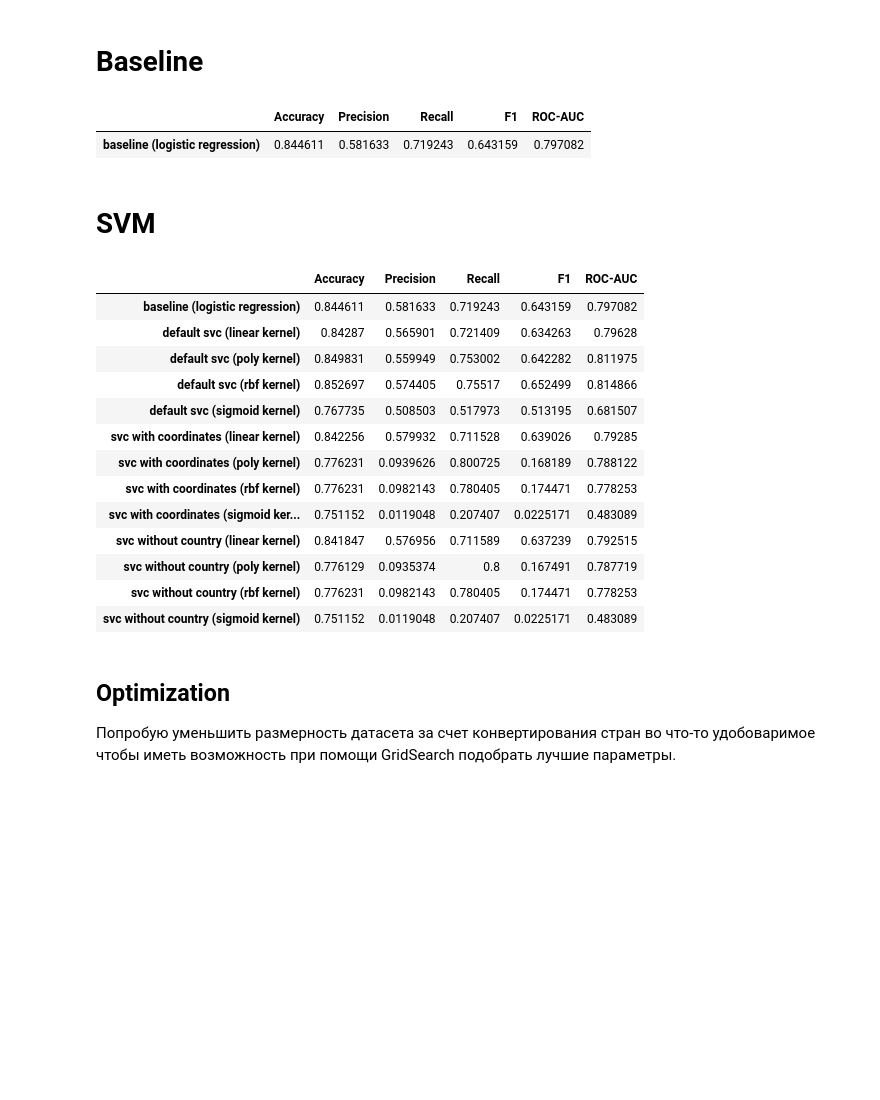
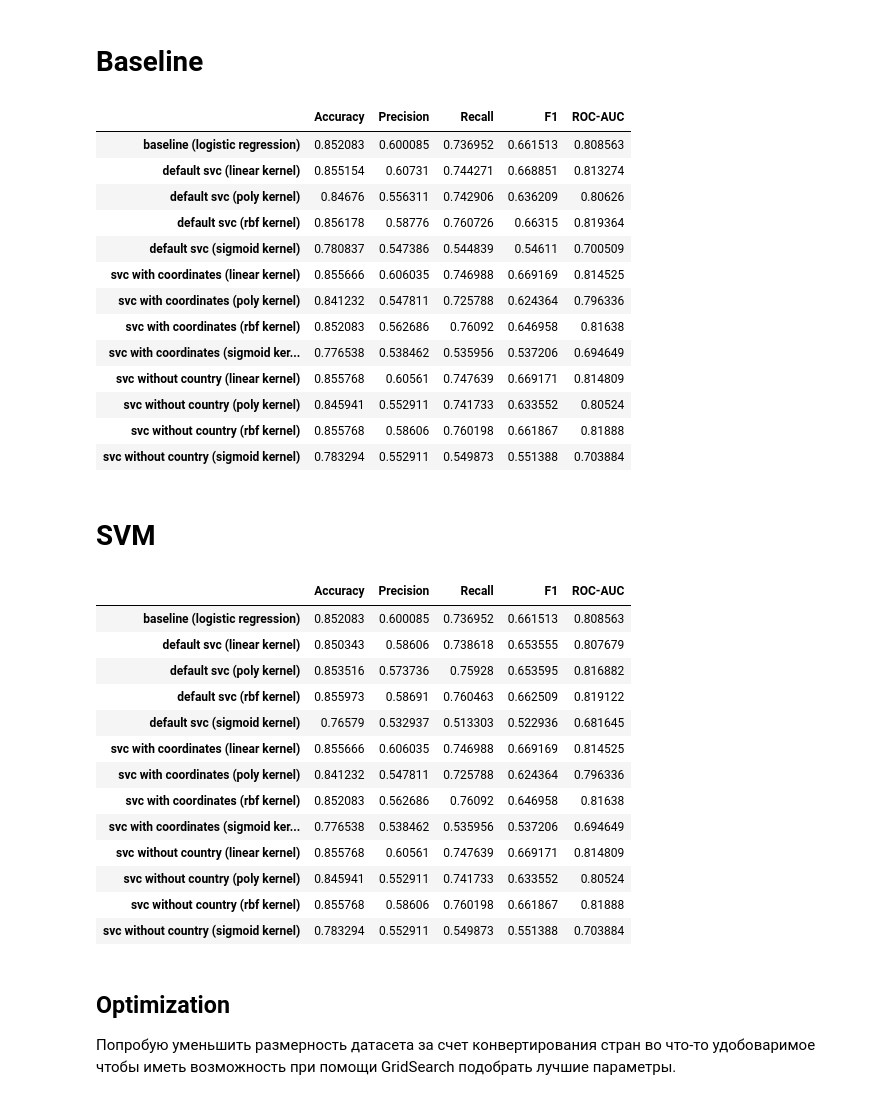
Before and after one commit to ghfghfg23/mlhw, a Jupyter notebook: hw04/svm_2.ipynb, the cells around one changed output. Cells and saved outputs as stored; diff of their text form; code cells hidden in the pictures; blank space fills up the shorter version.

```diff
--- a/hw04/svm_2.ipynb
+++ b/hw04/svm_2.ipynb
@@ -187,11 +187,12 @@ sns.pairplot(data, hue=target, diag_kind=None)
 <seaborn.axisgrid.PairGrid at 0x...>
 [figure]
 # %%
-def data_split_train_test(X, y, test_size=0.3):
+def data_split_train_test(X, y, test_size=0.3, train_size=None):
     X_train, X_test, y_train, y_test = train_test_split(
         X,
         y,
         test_size=test_size,
+        train_size=train_size,
         stratify=y,
         random_state=0)
     return X_train, X_test, y_train, y_test
@@ -217,9 +218,11 @@ quality = pd.DataFrame(
     columns=["Accuracy", "Precision", "Recall", "F1", "ROC-AUC"],
 )
 
-def make_examine(X, y, X_make_prep, y_prep):
-    def examine(tag, model):
-        X_train, X_test, y_train, y_test = data_split_train_test(X, y_prep.transform(y))
+def make_examine(X, y, X_preproc, y_prep, train_size=None):
+    pX = X_preproc.transform(X)
+    py = y_prep.transform(y)
+    def examine(tag, X_make_prep, model):
+        X_train, X_test, y_train, y_test = data_split_train_test(pX, py, train_size=train_size)
         X_prep = X_make_prep()
         X_p = X_prep.fit_transform(X_train)
         model.fit(X_p, y_train)
@@ -309,6 +312,9 @@ class Drop(Filter):
         self.columns = list(filter(lambda c: c not in self.drop_columns, X.columns.values.tolist()))
         self.pipeline = FunctionTransformer(lambda a: a)
         return self
+    def transform(self, X):
+        X_t = X.drop(self.drop_columns, axis=1)
+        return X_t
 
 class ObjectEncoder(Filter):
     def __init__(self, pipeline):
@@ -378,45 +384,59 @@ class Merge(FunctionTransformer):
 examine = make_examine(
     X,
     y,
-    lambda: Pipeline([
-        ('log scaling', LogTransform(['capital-gain', 'fnlwgt'])),
-        ('encoding', Merge([
-            Filter(X.select_dtypes([object]).columns.values.tolist(), OneHotEncoder(sparse=False, handle_unknown='ignore')),
-            Filter(X.select_dtypes([np.number]).columns.values.tolist(), StandardScaler()),
-        ]))]),
-    target_encoder
+    Empty(),
+    target_encoder,
+    train_size=0.4
 )
 # %% [markdown]
 # Baseline
 # %%
 from sklearn.linear_model import LogisticRegression
+naive_encoding = lambda: Pipeline([
+        ('encoding', Merge([
+            ObjectEncoder(OneHotEncoder(sparse=False, handle_unknown='ignore')),
+            NumberEncoder(StandardScaler()),
+            BoolEncoder(Empty())
+        ]))])
 
-examine('baseline (logistic regression)', LogisticRegression())
+examine('baseline (logistic regression)', naive_encoding, LogisticRegression())
 quality
 # %% [output]
 |  | Accuracy | Precision | Recall | F1 | ROC-AUC |
-| baseline (logistic regression) | 0.844611 | 0.581633 | 0.719243 | 0.643159 | 0.797082 |
+| baseline (logistic regression) | 0.852083 | 0.600085 | 0.736952 | 0.661513 | 0.808563 |
+| default svc (linear kernel) | 0.855154 | 0.60731 | 0.744271 | 0.668851 | 0.813274 |
+| default svc (poly kernel) | 0.84676 | 0.556311 | 0.742906 | 0.636209 | 0.80626 |
+| default svc (rbf kernel) | 0.856178 | 0.58776 | 0.760726 | 0.66315 | 0.819364 |
+| default svc (sigmoid kernel) | 0.780837 | 0.547386 | 0.544839 | 0.54611 | 0.700509 |
+| svc with coordinates (linear kernel) | 0.855666 | 0.606035 | 0.746988 | 0.669169 | 0.814525 |
+| svc with coordinates (poly kernel) | 0.841232 | 0.547811 | 0.725788 | 0.624364 | 0.796336 |
+| svc with coordinates (rbf kernel) | 0.852083 | 0.562686 | 0.76092 | 0.646958 | 0.81638 |
+| svc with coordinates (sigmoid ker... | 0.776538 | 0.538462 | 0.535956 | 0.537206 | 0.694649 |
+| svc without country (linear kernel) | 0.855768 | 0.60561 | 0.747639 | 0.669171 | 0.814809 |
+| svc without country (poly kernel) | 0.845941 | 0.552911 | 0.741733 | 0.633552 | 0.80524 |
+| svc without country (rbf kernel) | 0.855768 | 0.58606 | 0.760198 | 0.661867 | 0.81888 |
+| svc without country (sigmoid kernel) | 0.783294 | 0.552911 | 0.549873 | 0.551388 | 0.703884 |
 # %% [markdown]
 # SVM
 # %%
 from sklearn.svm import SVC
-[examine('default svc ({} kernel)'.format(kernel), SVC(kernel=kernel)) for kernel in tqdm(['linear', 'poly', 'rbf', 'sigmoid'])]
+[examine('default svc ({} kernel)'.format(kernel), naive_encoding, SVC(kernel=kernel)) for kernel in tqdm(['linear', 'poly', 'rbf', 'sigmoid'])]
 quality
 # %% [output]
 |  | Accuracy | Precision | Recall | F1 | ROC-AUC |
-| baseline (logistic regression) | 0.844611 | 0.581633 | 0.719243 | 0.643159 | 0.797082 |
-| default svc (linear kernel) | 0.84287 | 0.565901 | 0.721409 | 0.634263 | 0.79628 |
-| default svc (poly kernel) | 0.849831 | 0.559949 | 0.753002 | 0.642282 | 0.811975 |
-| default svc (rbf kernel) | 0.852697 | 0.574405 | 0.75517 | 0.652499 | 0.814866 |
-| default svc (sigmoid kernel) | 0.767735 | 0.508503 | 0.517973 | 0.513195 | 0.681507 |
-| svc with coordinates (linear kernel) | 0.842256 | 0.579932 | 0.711528 | 0.639026 | 0.79285 |
-| svc with coordinates (poly kernel) | 0.776231 | 0.0939626 | 0.800725 | 0.168189 | 0.788122 |
-| svc with coordinates (rbf kernel) | 0.776231 | 0.0982143 | 0.780405 | 0.174471 | 0.778253 |
-| svc with coordinates (sigmoid ker... | 0.751152 | 0.0119048 | 0.207407 | 0.0225171 | 0.483089 |
-| svc without country (linear kernel) | 0.841847 | 0.576956 | 0.711589 | 0.637239 | 0.792515 |
-| svc without country (poly kernel) | 0.776129 | 0.0935374 | 0.8 | 0.167491 | 0.787719 |
-| svc without country (rbf kernel) | 0.776231 | 0.0982143 | 0.780405 | 0.174471 | 0.778253 |
-| svc without country (sigmoid kernel) | 0.751152 | 0.0119048 | 0.207407 | 0.0225171 | 0.483089 |
+| baseline (logistic regression) | 0.852083 | 0.600085 | 0.736952 | 0.661513 | 0.808563 |
+| default svc (linear kernel) | 0.850343 | 0.58606 | 0.738618 | 0.653555 | 0.807679 |
+| default svc (poly kernel) | 0.853516 | 0.573736 | 0.75928 | 0.653595 | 0.816882 |
+| default svc (rbf kernel) | 0.855973 | 0.58691 | 0.760463 | 0.662509 | 0.819122 |
+| default svc (sigmoid kernel) | 0.76579 | 0.532937 | 0.513303 | 0.522936 | 0.681645 |
+| svc with coordinates (linear kernel) | 0.855666 | 0.606035 | 0.746988 | 0.669169 | 0.814525 |
+| svc with coordinates (poly kernel) | 0.841232 | 0.547811 | 0.725788 | 0.624364 | 0.796336 |
+| svc with coordinates (rbf kernel) | 0.852083 | 0.562686 | 0.76092 | 0.646958 | 0.81638 |
+| svc with coordinates (sigmoid ker... | 0.776538 | 0.538462 | 0.535956 | 0.537206 | 0.694649 |
+| svc without country (linear kernel) | 0.855768 | 0.60561 | 0.747639 | 0.669171 | 0.814809 |
+| svc without country (poly kernel) | 0.845941 | 0.552911 | 0.741733 | 0.633552 | 0.80524 |
+| svc without country (rbf kernel) | 0.855768 | 0.58606 | 0.760198 | 0.661867 | 0.81888 |
+| svc without country (sigmoid kernel) | 0.783294 | 0.552911 | 0.549873 | 0.551388 | 0.703884 |
 # %% [markdown]
 ## Optimization
 Попробую уменьшить размерность датасета за счет конвертирования стран во что-то удобоваримое чтобы иметь возможность при помощи GridSearch подобрать лучшие параметры.
```
Also changed, not shown: parts of 8 cells of this notebook.
